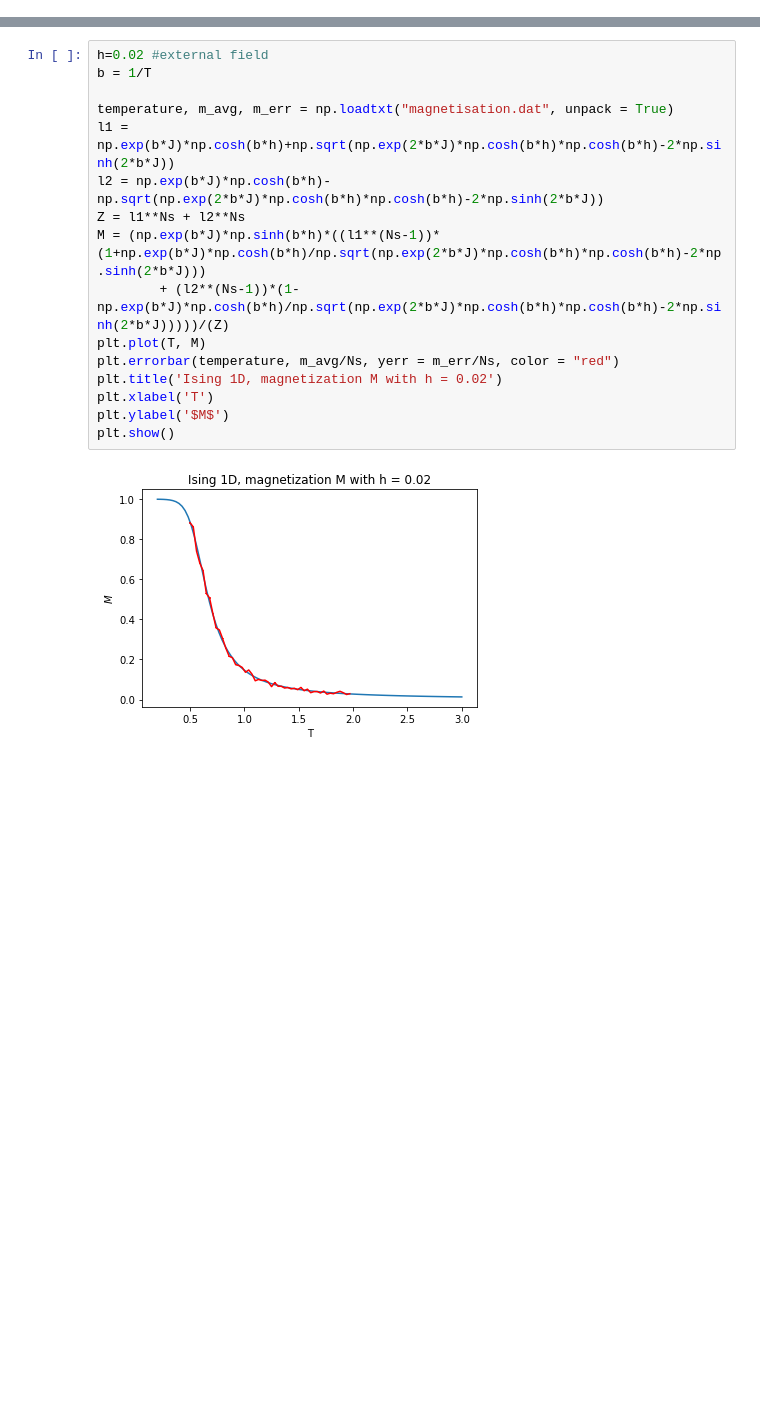
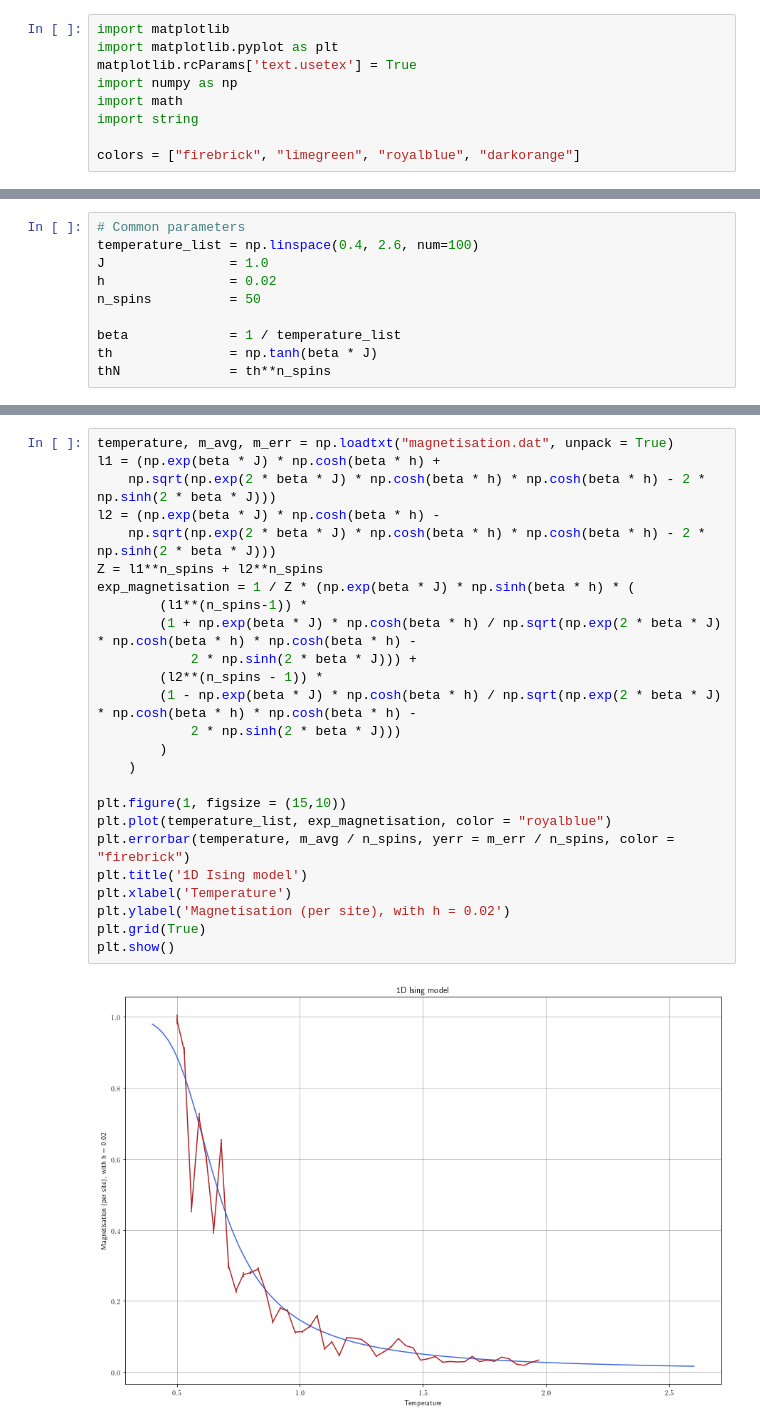
Before and after one commit to phaerrax/lab-simulazione-numerica, a Jupyter notebook: exercise06/exercise06.ipynb, the cells around one changed output, grey strips where cells are left out. Saved outputs shown, nothing was run; the diff lists cells and outputs as text; blank space fills up the shorter version.

```diff
--- a/exercise06/exercise06.ipynb
+++ b/exercise06/exercise06.ipynb
@@ -22,0 +3,9 @@ plt.show()
+# %%
+import matplotlib
+import matplotlib.pyplot as plt
+matplotlib.rcParams['text.usetex'] = True
+import numpy as np
+import math
+import string
+
+colors = ["firebrick", "limegreen", "royalblue", "darkorange"]
@@ -22,0 +25,10 @@ plt.show()
+# %%
+# Common parameters
+temperature_list = np.linspace(0.4, 2.6, num=100)
+J                = 1.0
+h                = 0.02
+n_spins          = 50
+
+beta             = 1 / temperature_list
+th               = np.tanh(beta * J)
+thN              = th**n_spins
@@ -34,19 +70,28 @@ plt.show()
 # %%
-h=0.02 #external field
-b = 1/T
+temperature, m_avg, m_err = np.loadtxt("magnetisation.dat", unpack = True)
+l1 = (np.exp(beta * J) * np.cosh(beta * h) +
+    np.sqrt(np.exp(2 * beta * J) * np.cosh(beta * h) * np.cosh(beta * h) - 2 * np.sinh(2 * beta * J)))
+l2 = (np.exp(beta * J) * np.cosh(beta * h) -
+    np.sqrt(np.exp(2 * beta * J) * np.cosh(beta * h) * np.cosh(beta * h) - 2 * np.sinh(2 * beta * J)))
+Z = l1**n_spins + l2**n_spins
+exp_magnetisation = 1 / Z * (np.exp(beta * J) * np.sinh(beta * h) * (
+        (l1**(n_spins-1)) *
+        (1 + np.exp(beta * J) * np.cosh(beta * h) / np.sqrt(np.exp(2 * beta * J) * np.cosh(beta * h) * np.cosh(beta * h) -
+            2 * np.sinh(2 * beta * J))) +
+        (l2**(n_spins - 1)) *
+        (1 - np.exp(beta * J) * np.cosh(beta * h) / np.sqrt(np.exp(2 * beta * J) * np.cosh(beta * h) * np.cosh(beta * h) -
+            2 * np.sinh(2 * beta * J)))
+        )
+    )
 
-temperature, m_avg, m_err = np.loadtxt("magnetisation.dat", unpack = True)
-l1 = np.exp(b*J)*np.cosh(b*h)+np.sqrt(np.exp(2*b*J)*np.cosh(b*h)*np.cosh(b*h)-2*np.sinh(2*b*J))
-l2 = np.exp(b*J)*np.cosh(b*h)-np.sqrt(np.exp(2*b*J)*np.cosh(b*h)*np.cosh(b*h)-2*np.sinh(2*b*J))
-Z = l1**Ns + l2**Ns
-M = (np.exp(b*J)*np.sinh(b*h)*((l1**(Ns-1))*(1+np.exp(b*J)*np.cosh(b*h)/np.sqrt(np.exp(2*b*J)*np.cosh(b*h)*np.cosh(b*h)-2*np.sinh(2*b*J)))
-        + (l2**(Ns-1))*(1-np.exp(b*J)*np.cosh(b*h)/np.sqrt(np.exp(2*b*J)*np.cosh(b*h)*np.cosh(b*h)-2*np.sinh(2*b*J)))))/(Z)
-plt.plot(T, M)
-plt.errorbar(temperature, m_avg/Ns, yerr = m_err/Ns, color = "red")
-plt.title('Ising 1D, magnetization M with h = 0.02')
-plt.xlabel('T')
-plt.ylabel('$M$')
+plt.figure(1, figsize = (15,10))
+plt.plot(temperature_list, exp_magnetisation, color = "royalblue")
+plt.errorbar(temperature, m_avg / n_spins, yerr = m_err / n_spins, color = "firebrick")
+plt.title('1D Ising model')
+plt.xlabel('Temperature')
+plt.ylabel('Magnetisation (per site), with h = 0.02')
+plt.grid(True)
 plt.show()
 # %% [output]
-[figure, old version]
+[figure, new version]
 # %%
```
Also changed, not shown: parts of 8 cells of this notebook.
